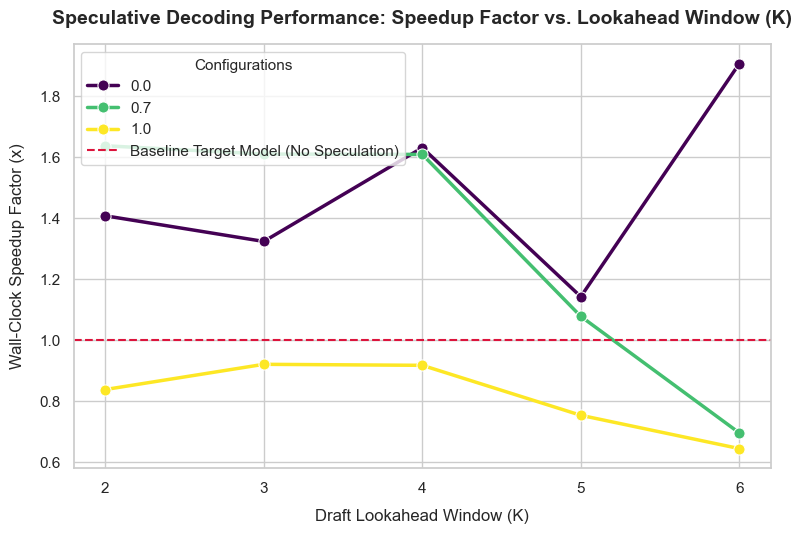
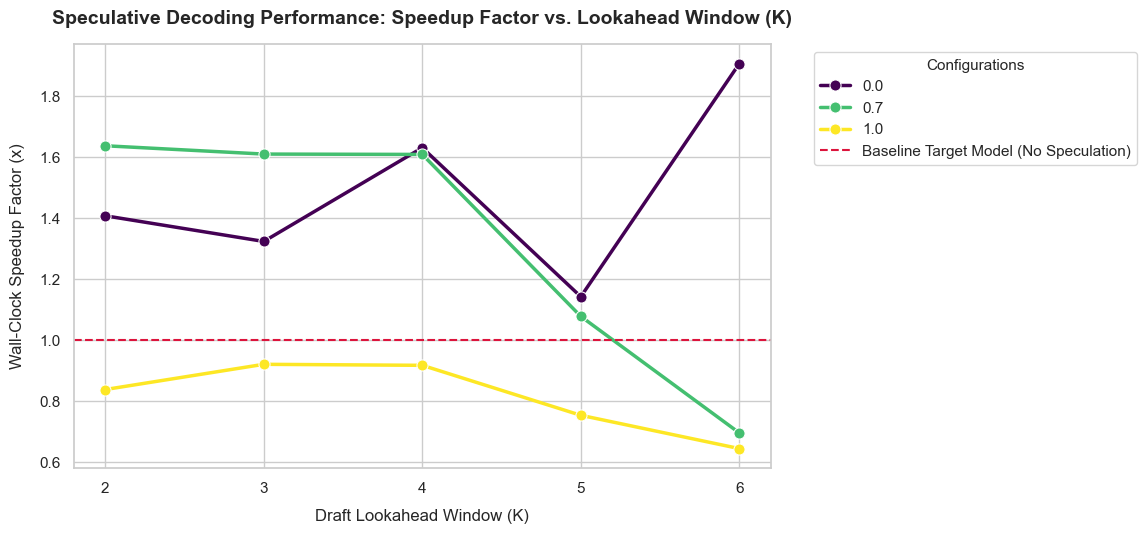
Unified diff of the notebook cell whose output changed from the first chart to the second:
--- before
+++ after
@@ -44,5 +44,11 @@
 
 # Place the legend in an empty area where it won't block the data trends
-ax.legend(title="Configurations", title_fontsize="11", loc="upper left", frameon=True)
+ax.legend(
+    title="Configurations", 
+    title_fontsize="11", 
+    loc="upper left", 
+    bbox_to_anchor=(1.05, 1), # Coordinates relative to the chart box
+    frameon=True
+)
 
 # Save the high-res visualization directly to our workspace for our README

Commit: Move the legend outside the chart in speculative so it doesn't hide the chart